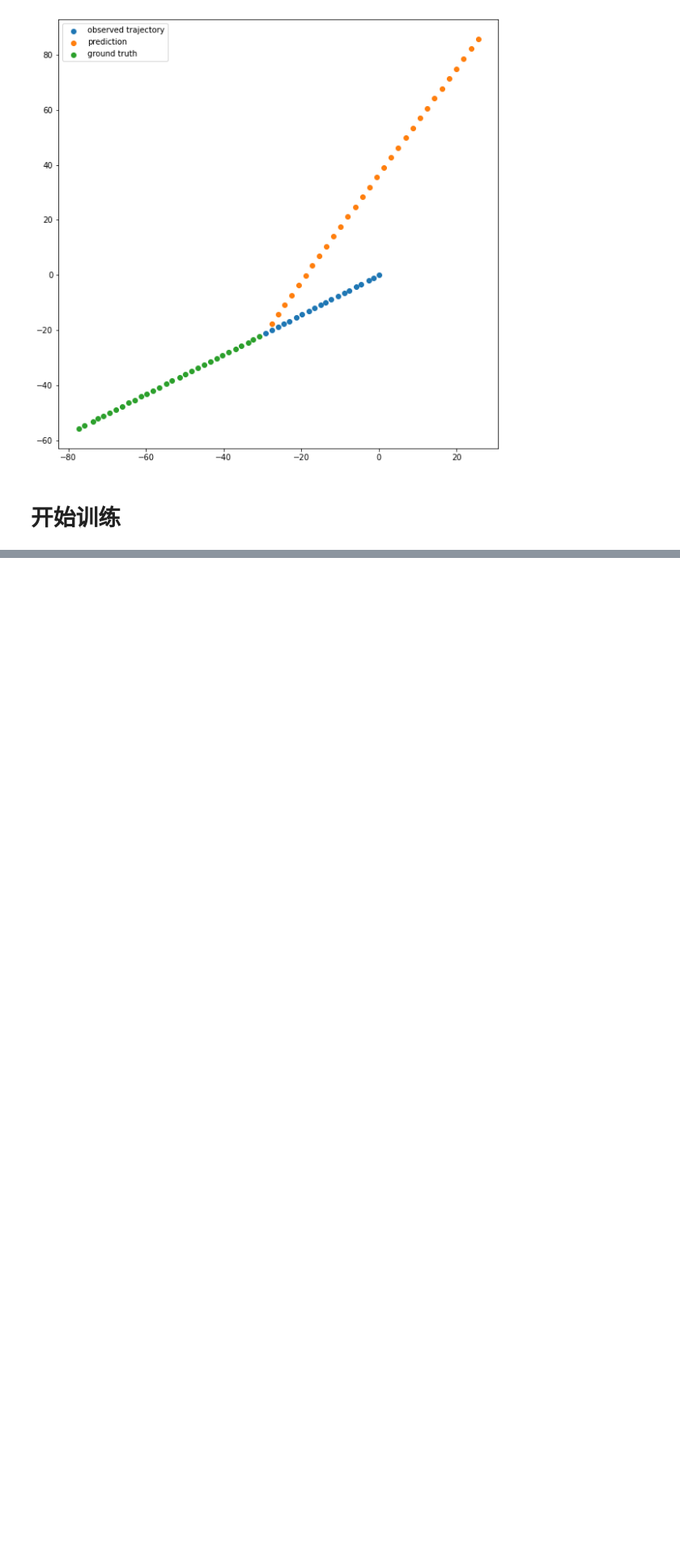
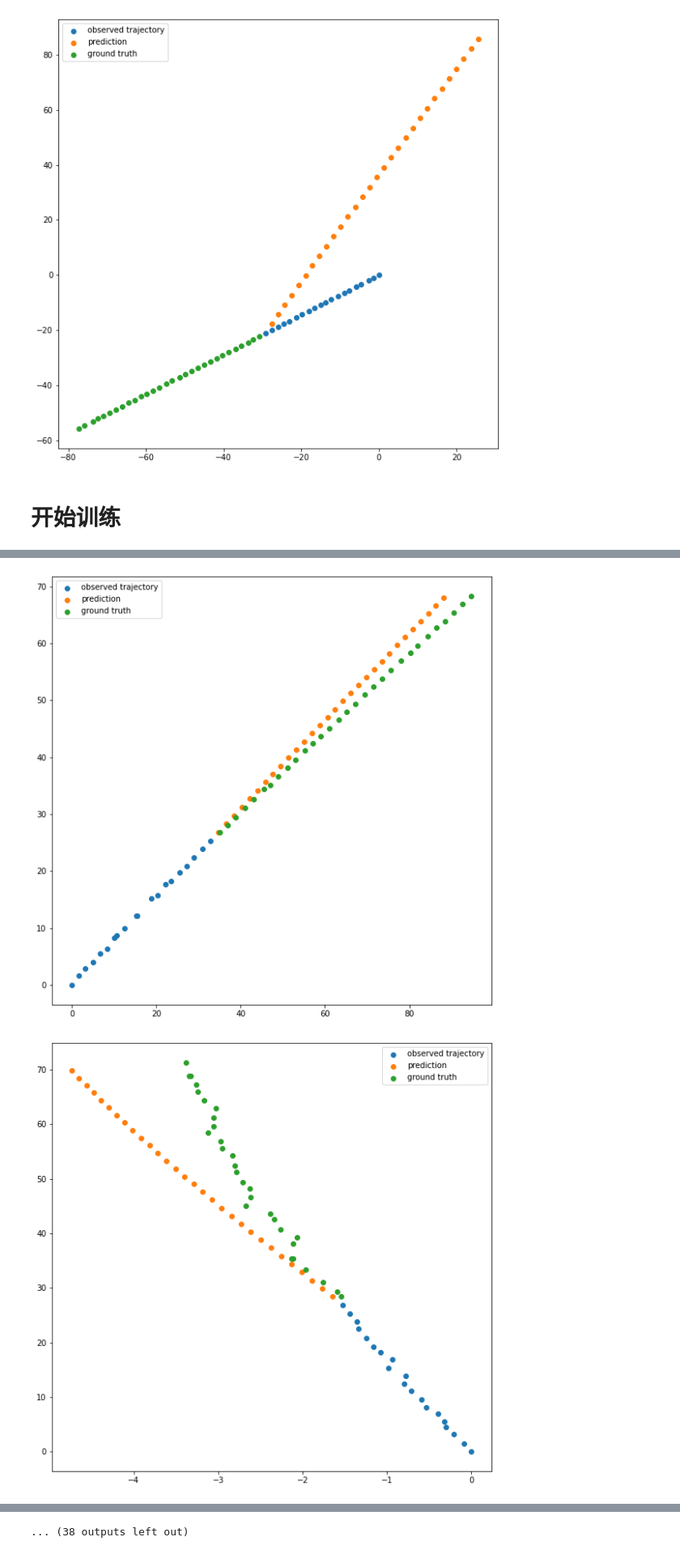
Before and after one commit to curow/vehicle-trajectory-prediction, a Jupyter notebook: notebooks/ReformattedTransformer.ipynb, the cells around one changed output, grey strips where cells are left out. Shown at 81% size. Drawn from its saved outputs; the diff is of its cells as text; code cells hidden in the pictures; blank space fills up the shorter version.

```diff
--- a/notebooks/ReformattedTransformer.ipynb
+++ b/notebooks/ReformattedTransformer.ipynb
@@ -446,0 +465,10 @@ successfully load previous best model parameters
+# %%
+N = 50
+# for i in range(N):
+#     plot_random_sample(model, train_dataset)
+
+for i in range(N):
+    plot_random_sample(model, val_dataset)
+# %% [output]
+[figure, added]
+[figure, added]
@@ -446,0 +485 @@ successfully load previous best model parameters
+... (38 outputs left out)
```
Also changed, not shown: parts of 5 cells of this notebook, 1 other file.
